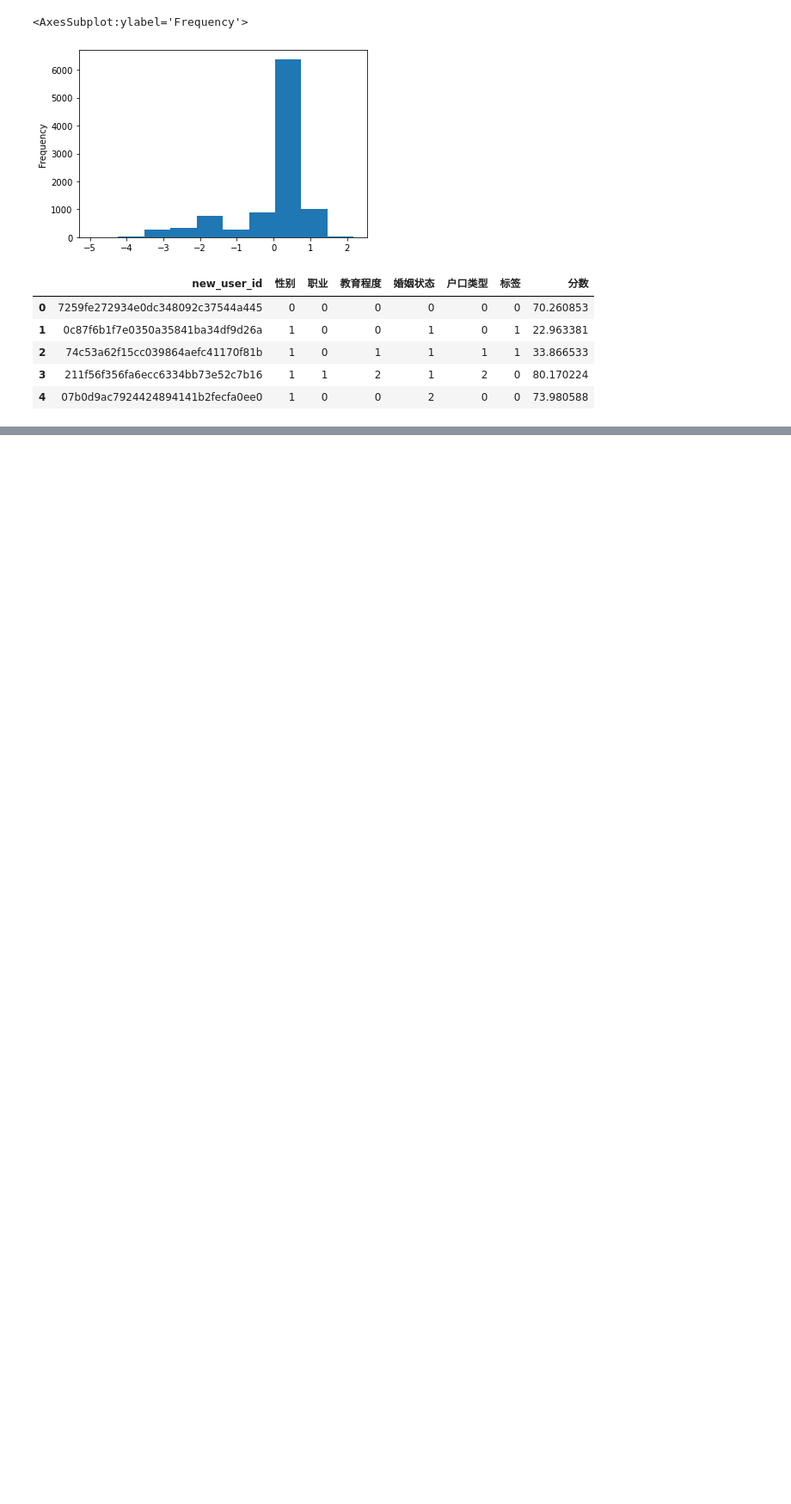
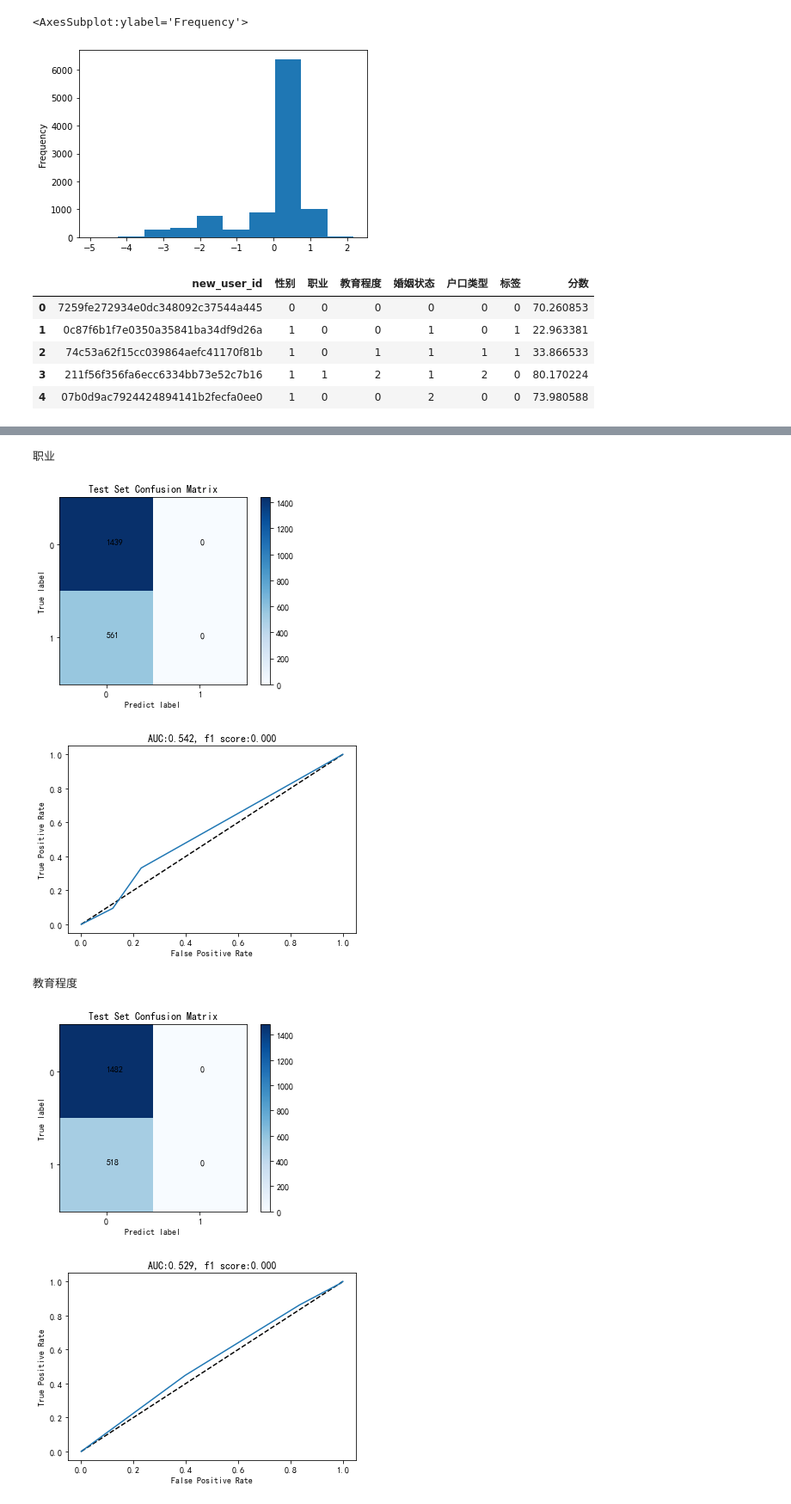
Before and after one commit to ProcedureOriented/MachineLearning, a Jupyter notebook: MidTermHomework.ipynb, the cells around one changed output, grey strips where cells are left out. Shown at 86% size. Drawn from its saved outputs; the diff is of its cells as text; code cells hidden in the pictures; blank space fills up the shorter version.

```diff
--- a/MidTermHomework.ipynb
+++ b/MidTermHomework.ipynb
@@ -252,0 +206,14 @@ dtype: float64
+# %%
+def SingleVarReg(dataframe, depVar, indVar, testsize=0.2):
+    X_train, X_test, Y_train, Y_test = train_test_split(dataframe[[indVar]], dataframe[[depVar]], test_size=testsize)
+    model = LinearRegression()
+    model.fit(X_train, Y_train)
+    Y_predict_value = model.predict(X_test)
+
+    mse = mean_squared_error(Y_test, Y_predict_value)
+    print("回归任务：%s\n单变量：%s\n均方差：%.4f\n" %(depVar, indVar, mse))
+
+features = ['职业','教育程度','婚姻状态','户口类型']
+# df = mNormalization(df, '职业')
+for feature in features:
+    SingleVarReg(df, '分数', feature)
@@ -252,0 +236,51 @@ dtype: float64
+# %%
+from sklearn.metrics import confusion_matrix
+
+def SingleVarClf(dataframe, depVar, indVar, testsize=0.2):
+    X_train, X_test, Y_train, Y_test = train_test_split(df[[indVar]], df[[depVar]], test_size=testsize)
+    model = LogisticRegression()
+    model.fit(X_train, Y_train)
+    Y_predict_value = model.predict_proba(X_test)[:, 1]  # 各个测试样本 softmax ，用于计算 roc
+    Y_predict_label = model.predict(X_test)  # 各个测试样本预测出的标签
+
+    # Plot confusion matrix
+    confusion = confusion_matrix(Y_test, Y_predict_label)
+    # print(confusion)
+
+    print(indVar)
+    # Generate ticks
+    classes = list(set(df[depVar]))
+    classes.sort()
+    # matplotlib.rcParams['font.sans-serif'] = ['KaiTi']
+    plt.title('Test Set Confusion Matrix')
+    plt.imshow(confusion, cmap=plt.cm.Blues)
+    plt.colorbar()
+    plt.xticks(range(len(confusion)), classes)
+    plt.yticks(range(len(confusion)), classes)
+    plt.xlabel('Predict label')
+    plt.ylabel('True label')
+    for y_index in range(len(confusion)):
+        for x_index in range(len(confusion[y_index])):
+            plt.text(x_index, y_index, confusion[y_index][x_index])
+    plt.show()
+
+    # Plot ROC curve
+    fpr, tpr, thresholds = roc_curve(Y_test, Y_predict_value)
+    roc_auc = auc(fpr, tpr)
+    plt.title('AUC:%.3f, f1 score:%.3f' %(roc_auc, f1_score(Y_test, Y_predict_label)))
+    plt.xlabel('False Positive Rate')
+    plt.ylabel('True Positive Rate')
+    plt.plot([0, 1], [0, 1], 'k--')
+    plt.plot(fpr, tpr)
+    plt.show()
+
+features = ['职业','教育程度','婚姻状态','户口类型']
+for feature in features:
+    SingleVarClf(df, '标签', feature)
+# %% [output]
+职业
+[figure, added]
+[figure, added]
+教育程度
+[figure, added]
+[figure, added]
```
Also changed, not shown: parts of 11 cells of this notebook.
